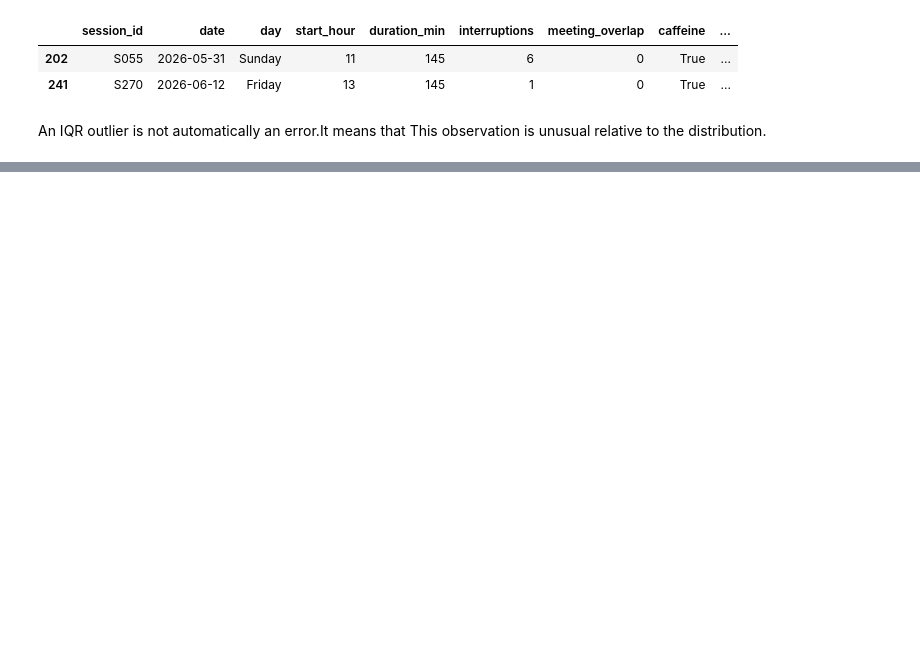
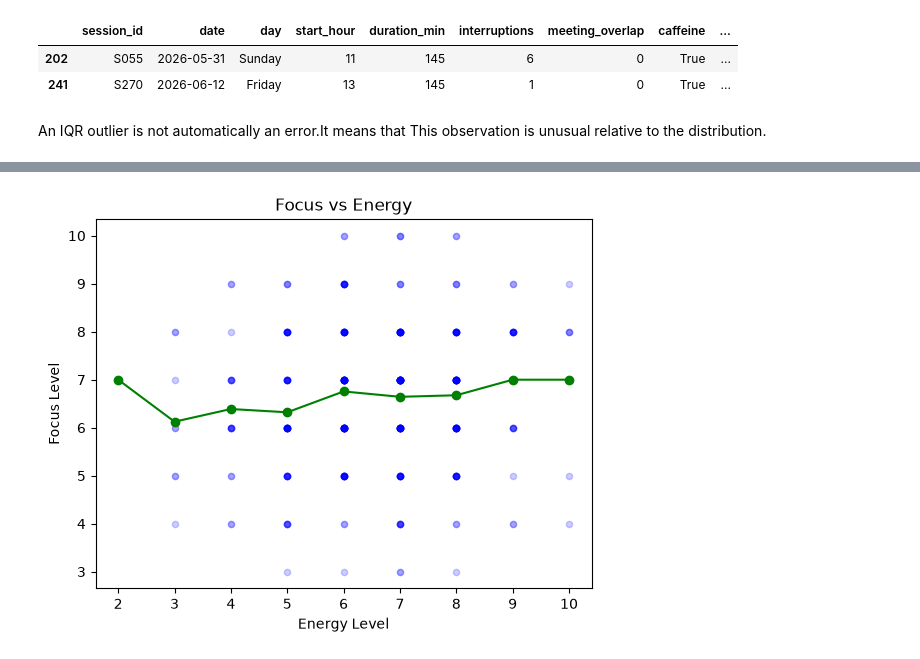
Before and after one commit to Amizaa/Developer-Productivity-Analytics, a Jupyter notebook: stat-project.ipynb, the cells around one changed output, grey strips where cells are left out. Cells and saved outputs as stored; diff of their text form; code cells hidden in the pictures; blank space fills up the shorter version.

```diff
--- a/stat-project.ipynb
+++ b/stat-project.ipynb
@@ -279,0 +343,20 @@ Name: productivity, dtype: float64
+# %%
+#the relation between focus and energy
+
+energy_focus = df.groupby("energy")["focus"].mean()
+
+energy_levels = energy_focus.index.to_numpy()
+focus_means = energy_focus.values
+
+plt.plot(energy_levels, focus_means, color="green", marker="o")
+
+fo = df.sort_values(by="energy", ascending=True)
+plt.scatter(fo["energy"], fo["focus"], color="blue", marker="o", s=20,alpha=0.2)
+
+plt.title("Focus vs Energy")
+plt.xlabel("Energy Level")
+plt.ylabel("Focus Level")
+
+plt.show()
+# %% [output]
+[figure, added]
```
Also changed, not shown: parts of 12 cells of this notebook.
